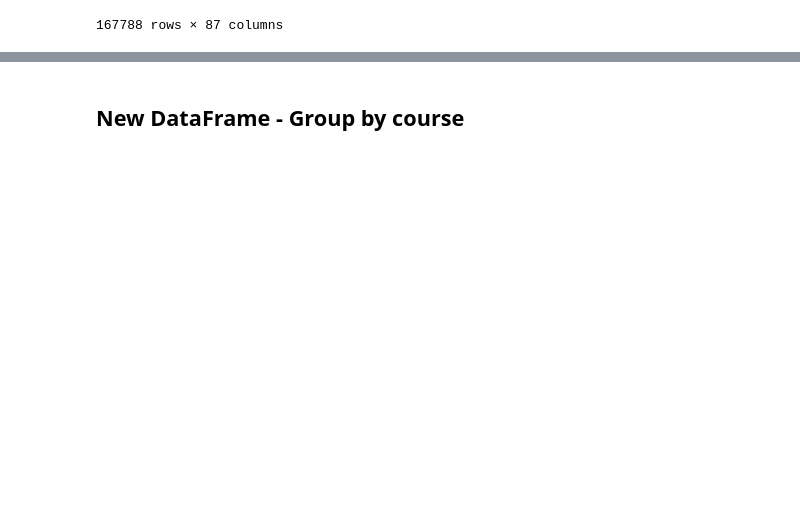
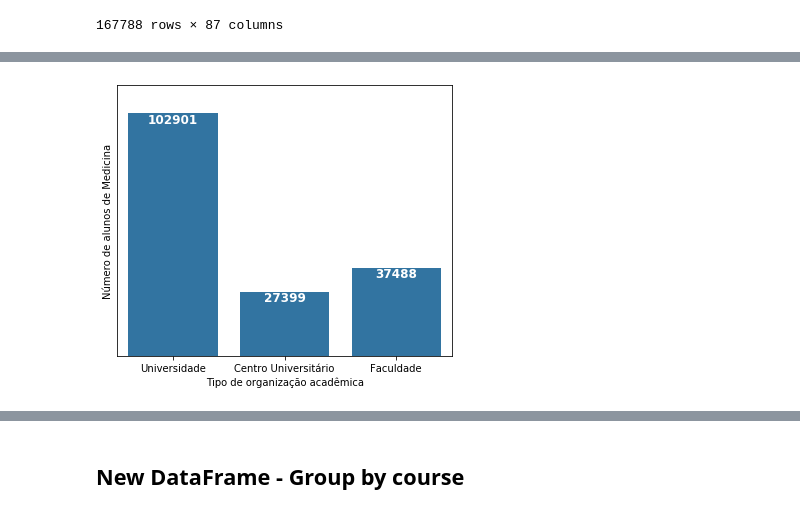
Before and after one commit to rafael-roldao/censo_es_2018_aluno, a Jupyter notebook: Censo do Ensino Superior 2018 - Alunos.ipynb, the cells around one changed output, grey strips where cells are left out. Drawn from its saved outputs; the diff is of its cells as text; code cells hidden in the pictures; blank space fills up the shorter version.

```diff
--- a/Censo do Ensino Superior 2018 - Alunos.ipynb
+++ b/Censo do Ensino Superior 2018 - Alunos.ipynb
@@ -787,0 +749,3 @@ plt.ylabel('Número de faculdades de medicina', fontsize=15);
+# %%
+med_df = pd.read_csv('medicina_df_2018_clean.csv', index_col=0)
+med_df
@@ -787,0 +766,20 @@ plt.ylabel('Número de faculdades de medicina', fontsize=15);
+# %%
+plt.figure(figsize=[6,5])
+bar_color = sb.color_palette()[0]
+
+g = sb.countplot(data=med_df, x='TP_ORG_ACAD_NAME', color=bar_color)
+plt.xlabel('Tipo de organização acadêmica')
+plt.ylabel('Número de alunos de Medicina')
+plt.ylim(0,115000)
+plt.yticks([]);
+
+n_points = med_df.shape[0]
+cat_counts = med_df['TP_ORG_ACAD_NAME'].value_counts()
+locs, labels = plt.xticks()
+
+for loc, label in zip(locs, labels):
+    count = cat_counts[label.get_text()]
+    num_str = '{0:d}'.format(count)
+    plt.text(loc, count, num_str, ha='center', va='top', color='w', fontweight='bold', fontsize=12);
+# %% [output]
+[figure, added]
```
Also changed, not shown: parts of 45 cells of this notebook, 4 other files.
